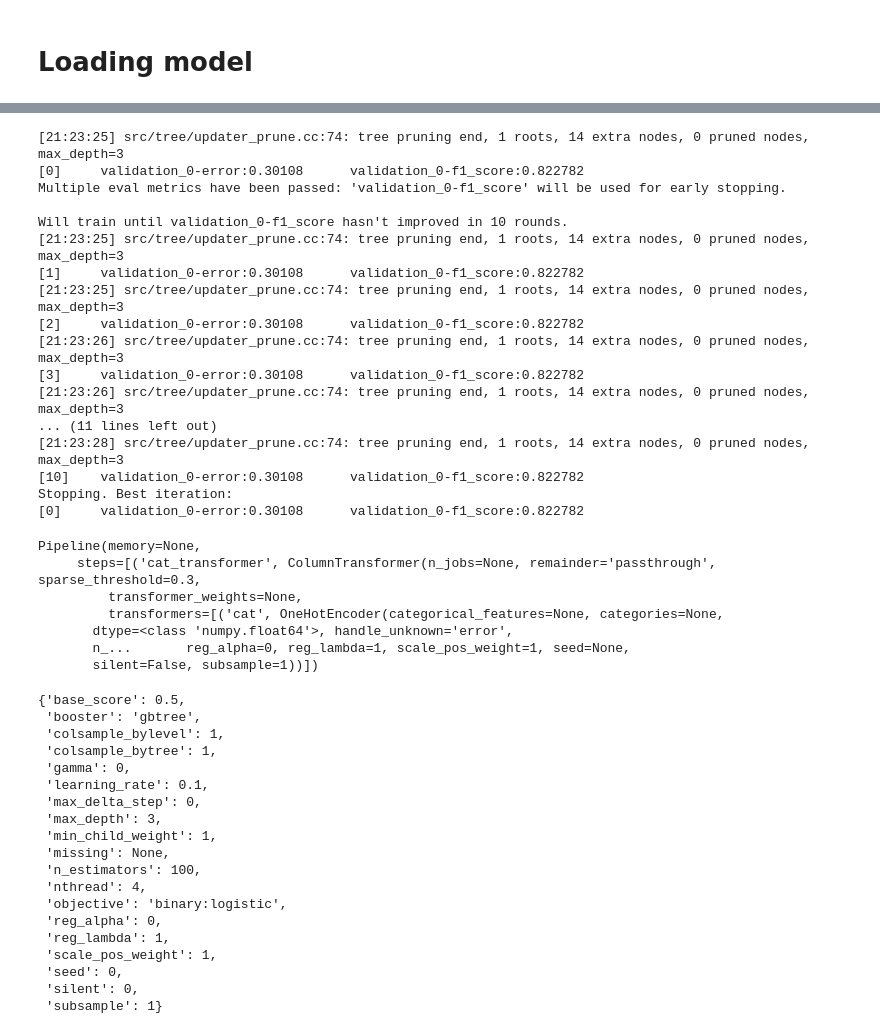
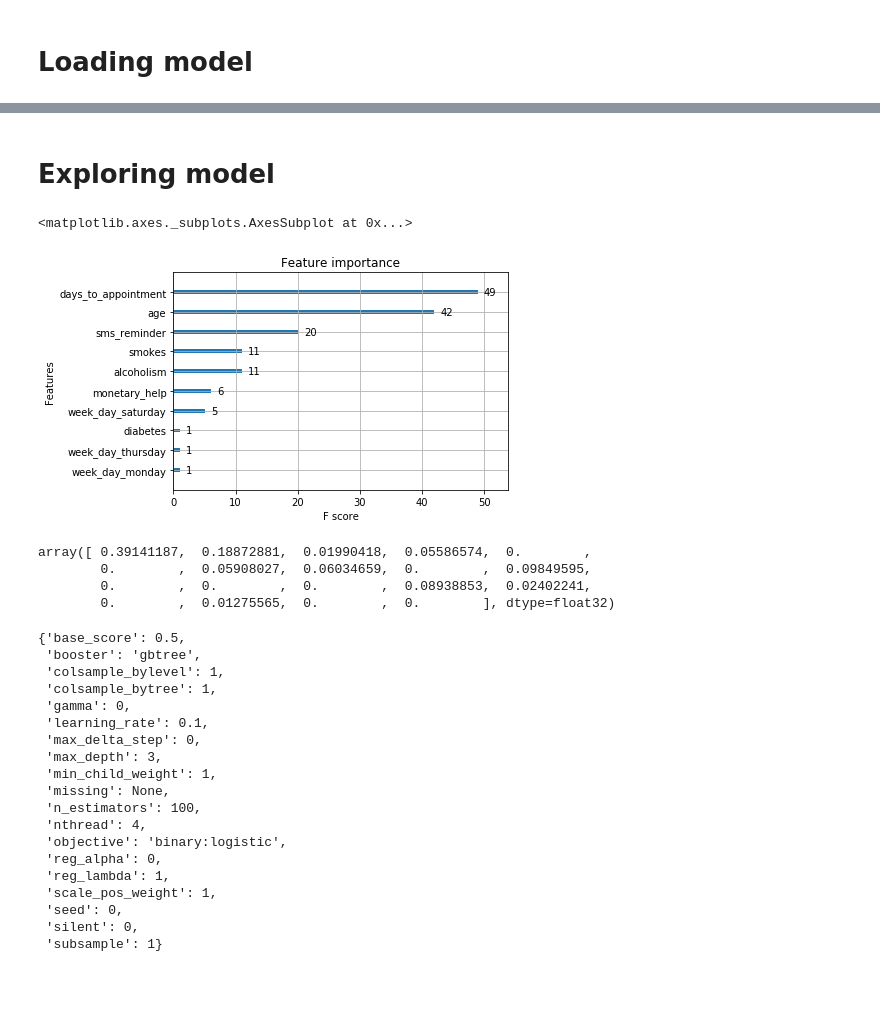
Before and after one commit to edvalente/mlnd-capstone-project, a Jupyter notebook: notebooks/capstone-scrapbook.ipynb, the cells around one changed output, grey strips where cells are left out. Saved outputs shown, nothing was run; the diff lists cells and outputs as text; code cells hidden in the pictures; blank space fills up the shorter version.

```diff
--- a/notebooks/capstone-scrapbook.ipynb
+++ b/notebooks/capstone-scrapbook.ipynb
@@ -328,30 +297,18 @@ GridSearchCV(cv=5, error_score='raise-deprecating',
-# %%
-model_xgboost.fit(X_train, y_train, **fit_params)#clf__eval_set=[(X_test, y_test)], clf__eval_metric=custom_f1_eval, clf__early_stopping_rounds=10)
-# %% [output]
-[21:23:25] src/tree/updater_prune.cc:74: tree pruning end, 1 roots, 14 extra nodes, 0 pruned nodes, max_depth=3
-[0]     validation_0-error:0.30108      validation_0-f1_score:0.822782
-Multiple eval metrics have been passed: 'validation_0-f1_score' will be used for early stopping.
-
-Will train until validation_0-f1_score hasn't improved in 10 rounds.
-[21:23:25] src/tree/updater_prune.cc:74: tree pruning end, 1 roots, 14 extra nodes, 0 pruned nodes, max_depth=3
-[1]     validation_0-error:0.30108      validation_0-f1_score:0.822782
-[21:23:25] src/tree/updater_prune.cc:74: tree pruning end, 1 roots, 14 extra nodes, 0 pruned nodes, max_depth=3
-[2]     validation_0-error:0.30108      validation_0-f1_score:0.822782
-[21:23:26] src/tree/updater_prune.cc:74: tree pruning end, 1 roots, 14 extra nodes, 0 pruned nodes, max_depth=3
-[3]     validation_0-error:0.30108      validation_0-f1_score:0.822782
-[21:23:26] src/tree/updater_prune.cc:74: tree pruning end, 1 roots, 14 extra nodes, 0 pruned nodes, max_depth=3
-... (11 lines left out)
-[21:23:28] src/tree/updater_prune.cc:74: tree pruning end, 1 roots, 14 extra nodes, 0 pruned nodes, max_depth=3
-[10]    validation_0-error:0.30108      validation_0-f1_score:0.822782
-Stopping. Best iteration:
-[0]     validation_0-error:0.30108      validation_0-f1_score:0.822782
-Pipeline(memory=None,
-     steps=[('cat_transformer', ColumnTransformer(n_jobs=None, remainder='passthrough', sparse_threshold=0.3,
-         transformer_weights=None,
-         transformers=[('cat', OneHotEncoder(categorical_features=None, categories=None,
-       dtype=<class 'numpy.float64'>, handle_unknown='error',
-       n_...       reg_alpha=0, reg_lambda=1, scale_pos_weight=1, seed=None,
-       silent=False, subsample=1))])
+# %% [markdown]
+# Exploring model
+# %%
+from xgboost import plot_importance
+plot_importance(best)
+# %% [output]
+<matplotlib.axes._subplots.AxesSubplot at 0x...>
+[figure, added]
+# %%
+best.feature_importances_
+# %% [output]
+array([ 0.39141187,  0.18872881,  0.01990418,  0.05586574,  0.        ,
+        0.        ,  0.05908027,  0.06034659,  0.        ,  0.09849595,
+        0.        ,  0.        ,  0.        ,  0.08938853,  0.02402241,
+        0.        ,  0.01275565,  0.        ,  0.        ], dtype=float32)
 # %%
 model_xgboost.named_steps.clf.get_xgb_params()
 # %% [output]
```
Also changed, not shown: parts of 13 cells of this notebook, 2 other files.
